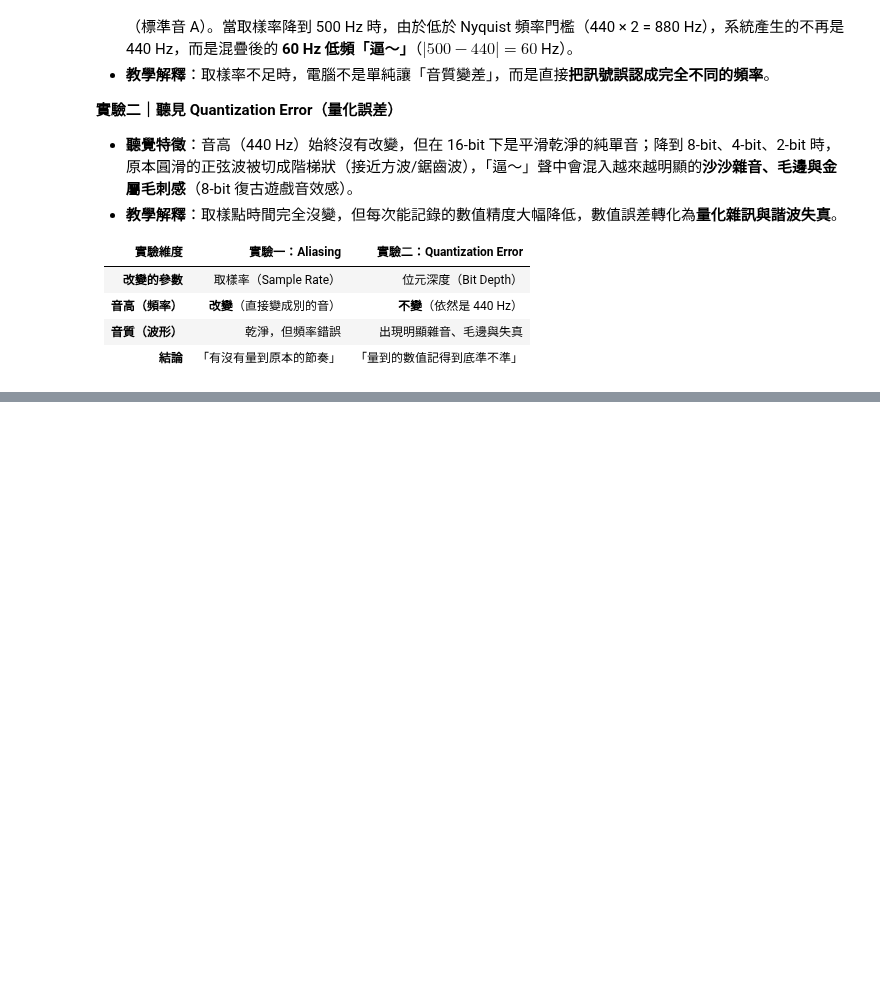
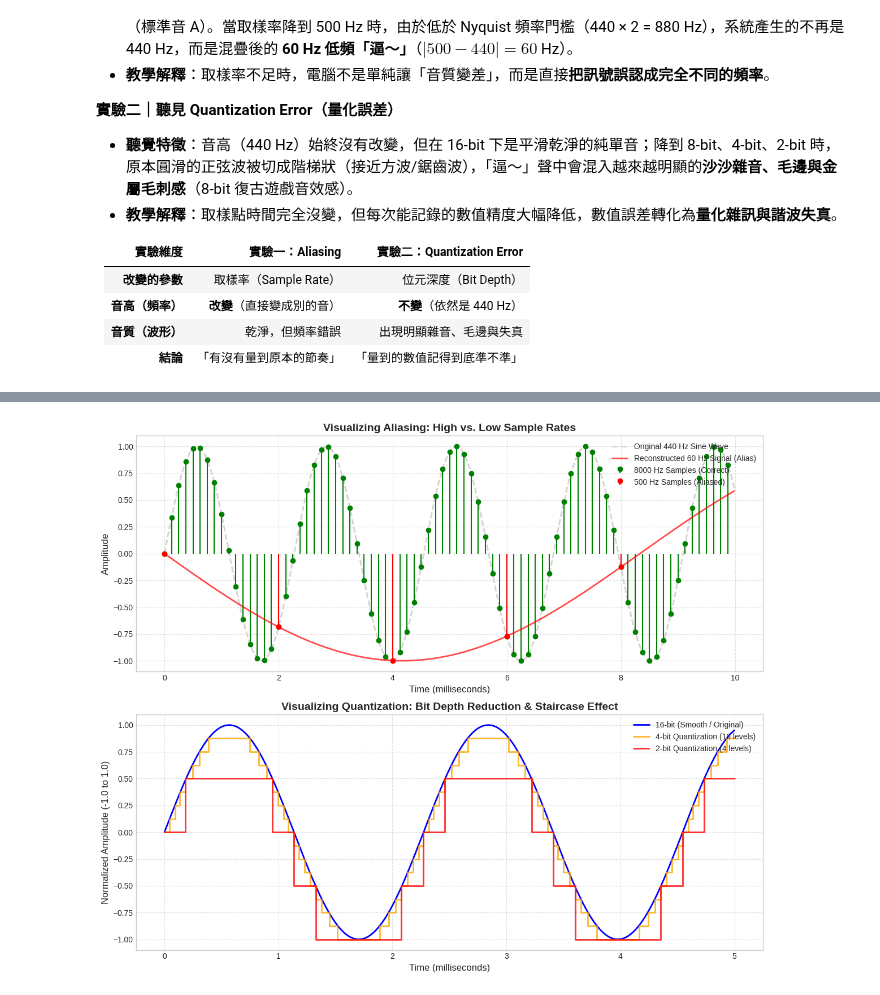
Before and after one commit to willismax/MediaSystem-Python-Course, a Jupyter notebook: 12.audio-dsp/聽見_Sampling_與_Quantization.ipynb, the cells around one changed output, grey strips where cells are left out. Drawn from its saved outputs; the diff is of its cells as text; code cells hidden in the pictures; blank space fills up the shorter version.

```diff
--- a/12.audio-dsp/聽見_Sampling_與_Quantization.ipynb
+++ b/12.audio-dsp/聽見_Sampling_與_Quantization.ipynb
@@ -225,0 +234,69 @@ for filename in audio_files_to_play:
+# %%
+import numpy as np
+import matplotlib.pyplot as plt
+
+# 設定中文字型與樣式（若系統不支援中文，可使用預設樣式並以英文輔助）
+plt.style.use('seaborn-v0_8-whitegrid' if 'seaborn-v0_8-whitegrid' in plt.style.available else 'default')
+fig, axes = plt.subplots(2, 1, figsize=(12, 10))
+
+# --- 1. Aliasing 視覺化 ---
+# 為了看清楚波形細節，我們只繪製前 10 毫秒 (0.01 秒) 的訊號
+t_plot_max = 0.01
+t_dense = np.linspace(0, t_plot_max, 1000, endpoint=False)
+signal_dense = np.sin(2 * np.pi * 440 * t_dense)
+
+# 8000 Hz 取樣點
+sr_high = 8000
+t_high = np.arange(0, t_plot_max, 1/sr_high)
+signal_high = np.sin(2 * np.pi * 440 * t_high)
+
+# 500 Hz 取樣點 (低於 Nyquist 880 Hz)
+sr_low = 500
+t_low = np.arange(0, t_plot_max, 1/sr_low)
+signal_low = np.sin(2 * np.pi * 440 * t_low)
+
+# 預期混疊後的 60 Hz 訊號 (用於對照說明)
+signal_alias_60hz = np.sin(2 * np.pi * 60 * t_dense)
+
+ax1 = axes[0]
+ax1.plot(t_dense * 1000, signal_dense, label='Original 440 Hz Sine Wave', color='lightgray', linestyle='--', linewidth=2)
+ax1.stem(t_high * 1000, signal_high, linefmt='g-', markerfmt='go', label='8000 Hz Samples (Correct)', basefmt=' ')
+ax1.stem(t_low * 1000, signal_low, linefmt='r-', markerfmt='ro', label='500 Hz Samples (Aliased)', basefmt=' ')
+# 繪製通過 500 Hz 取樣點的錯誤重建波形 (60 Hz)
+ax1.plot(t_dense * 1000, -signal_alias_60hz, label='Reconstructed 60 Hz Signal (Alias)', color='red', alpha=0.7, linewidth=2)
+
+ax1.set_title('Visualizing Aliasing: High vs. Low Sample Rates', fontsize=14, fontweight='bold')
+ax1.set_xlabel('Time (milliseconds)', fontsize=12)
+ax1.set_ylabel('Amplitude', fontsize=12)
+ax1.legend(loc='upper right')
+ax1.grid(True, linestyle='--', alpha=0.6)
+
+# --- 2. Quantization Error 視覺化 ---
+# 我們同樣觀察一小段正弦波，看看不同 Bit Depth 對波形連續性的破壞
+t_q = np.linspace(0, 0.005, 500) # 5 毫秒
+signal_q_float = np.sin(2 * np.pi * 440 * t_q)
+signal_q_16bit = (signal_q_float * 32767).astype(np.int16)
+
+def reduce_bits_for_plot(sig16, bits):
+    shift = 16 - bits
+    return ((sig16 >> shift) << shift) / 32767.0
+
+sig_16 = signal_q_16bit / 32767.0
+sig_4 = reduce_bits_for_plot(signal_q_16bit, 4)
+sig_2 = reduce_bits_for_plot(signal_q_16bit, 2)
+
+ax2 = axes[1]
+ax2.plot(t_q * 1000, sig_16, label='16-bit (Smooth / Original)', color='blue', linewidth=2)
+ax2.step(t_q * 1000, sig_4, label='4-bit Quantization (16 levels)', color='orange', where='mid', alpha=0.8, linewidth=2)
+ax2.step(t_q * 1000, sig_2, label='2-bit Quantization (4 levels)', color='red', where='mid', alpha=0.8, linewidth=2)
+
+ax2.set_title('Visualizing Quantization: Bit Depth Reduction & Staircase Effect', fontsize=14, fontweight='bold')
+ax2.set_xlabel('Time (milliseconds)', fontsize=12)
+ax2.set_ylabel('Normalized Amplitude (-1.0 to 1.0)', fontsize=12)
+ax2.legend(loc='upper right')
+ax2.grid(True, linestyle='--', alpha=0.6)
+
+plt.tight_layout()
+plt.show()
+# %% [output]
+[figure, added]
```
Also changed, not shown: parts of 6 cells of this notebook.
